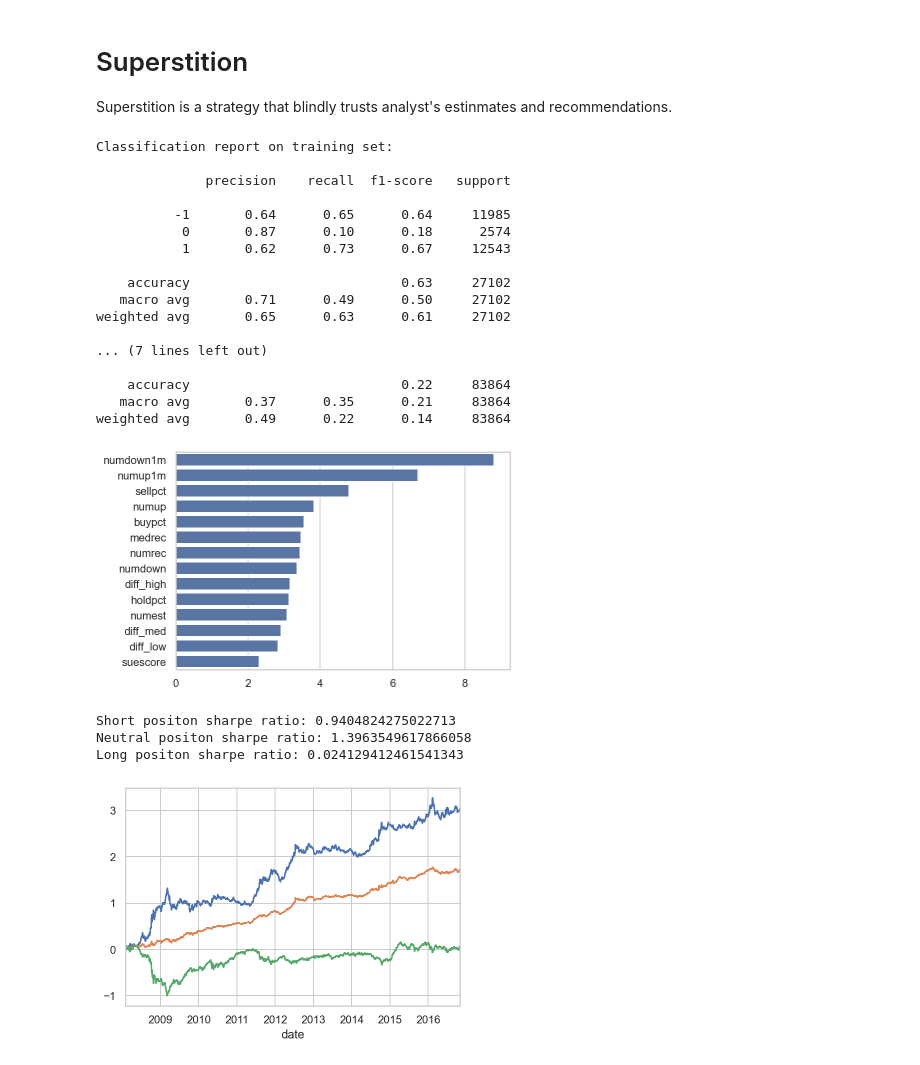
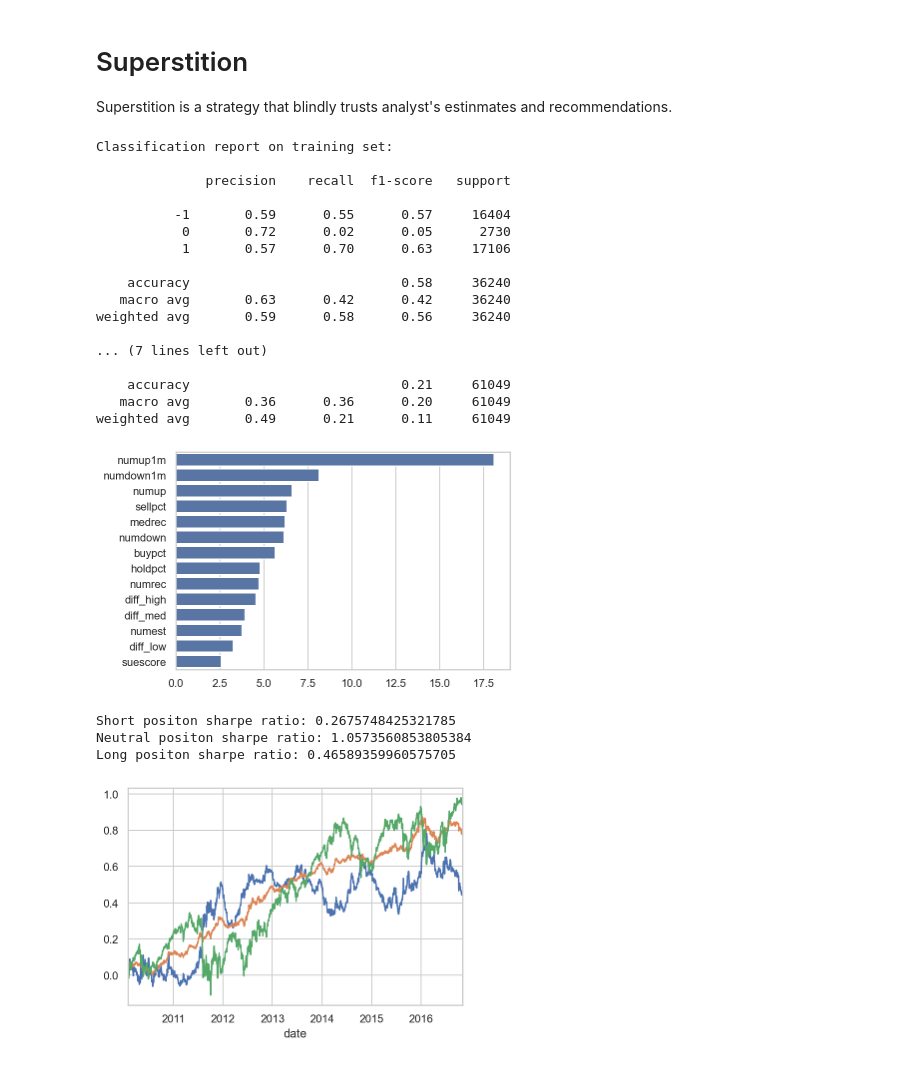
Before and after one commit to iewaij/tseu, a Jupyter notebook: notebooks/backtest_superstition.ipynb, the cells around one changed output. Drawn from its saved outputs; the diff is of its cells as text; code cells hidden in the pictures.

```diff
--- a/notebooks/backtest_superstition.ipynb
+++ b/notebooks/backtest_superstition.ipynb
@@ -65,8 +65,8 @@ X_train, y_train, X_test, y_test = build_train_test(
     features,
     labels,
     train_start="2002-01-01",
-    train_end="2008-01-01",
-    test_start="2008-01-01",
+    train_end="2010-01-01",
+    test_start="2010-01-01",
     test_end="2016-01-01",
     method="multi",
     thres=0.1,
@@ -74,7 +74,7 @@ X_train, y_train, X_test, y_test = build_train_test(
     lower=0.2,
     upper=0.8)
 # %%
-xgb_clf = XGBClassifier(n_estimators=100, max_depth=4, eval_metric="logloss", n_jobs=-1)
+xgb_clf = XGBClassifier(n_estimators=100, max_depth=3, eval_metric="logloss", n_jobs=-1)
 xgb_fit = xgb_clf.fit(X_train, y_train)
 importance = pd.Series(data=xgb_clf.get_booster().get_score(importance_type="gain")).sort_values(ascending=False)
 ax = sns.barplot(x=importance, y=importance.index, color="b")
@@ -87,34 +87,34 @@ Classification report on training set:
 
               precision    recall  f1-score   support
 
-          -1       0.64      0.65      0.64     11985
-           0       0.87      0.10      0.18      2574
-           1       0.62      0.73      0.67     12543
+          -1       0.59      0.55      0.57     16404
+           0       0.72      0.02      0.05      2730
+           1       0.57      0.70      0.63     17106
 
-    accuracy                           0.63     27102
-   macro avg       0.71      0.49      0.50     27102
-weighted avg       0.65      0.63      0.61     27102
+    accuracy                           0.58     36240
+   macro avg       0.63      0.42      0.42     36240
+weighted avg       0.59      0.58      0.56     36240
 
 ... (7 lines left out)
 
-    accuracy                           0.22     83864
-   macro avg       0.37      0.35      0.21     83864
-weighted avg       0.49      0.22      0.14     83864
+    accuracy                           0.21     61049
+   macro avg       0.36      0.36      0.20     61049
+weighted avg       0.49      0.21      0.11     61049
-[figure, old version]
+[figure, new version]
 # %%
 data=pd.read_parquet("../data/backtest-beta.1.parquet")
 # %%
 backtest_report(
     data,
     features,
     xgb_clf,
-    test_start="2008-01-01",
+    test_start="2010-01-01",
     test_end="2016-01-01",
     months=3,
     n=10,
     weight="equal")
 # %% [output]
-Short positon sharpe ratio: 0.9404824275022713
-Neutral positon sharpe ratio: 1.3963549617866058
-Long positon sharpe ratio: 0.024129412461541343
+Short positon sharpe ratio: 0.2675748425321785
+Neutral positon sharpe ratio: 1.0573560853805384
+Long positon sharpe ratio: 0.46589359960575705
-[figure, old version]
+[figure, new version]
```
Also changed, not shown: 4 other files.
